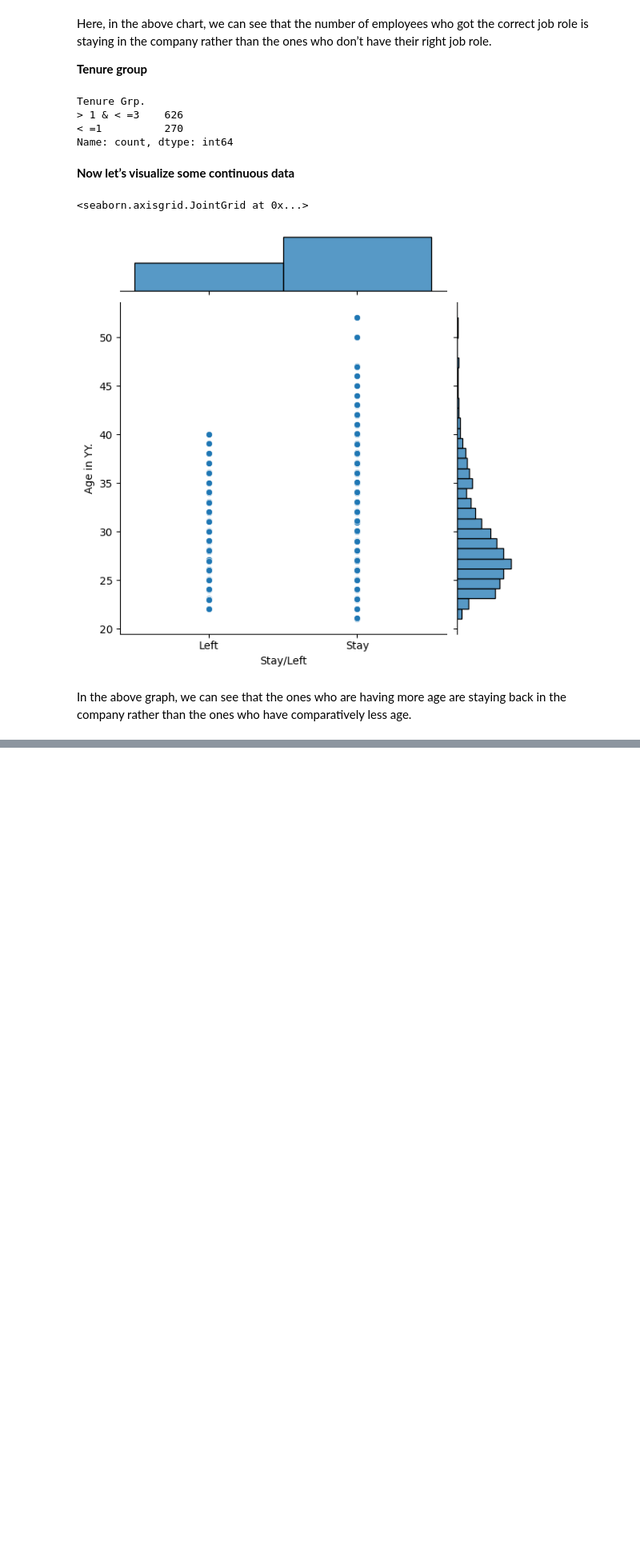
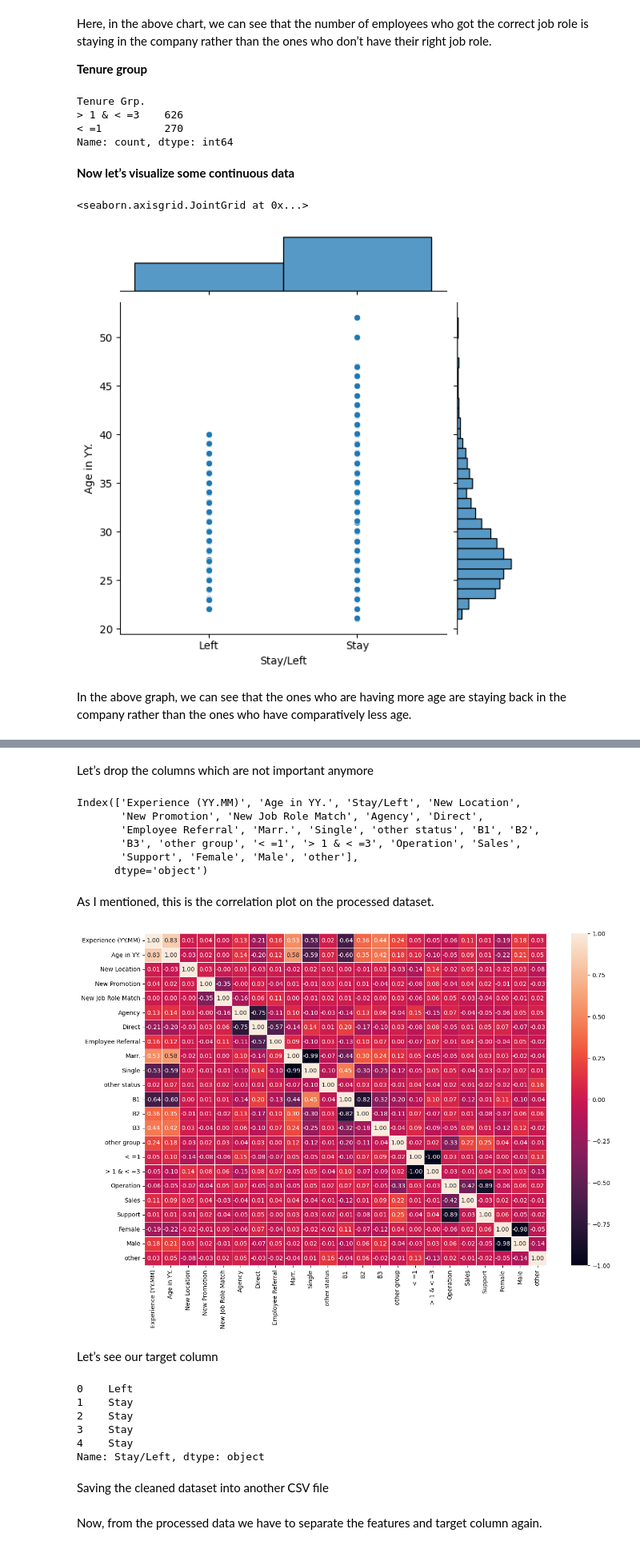
Before and after one commit to Kavin-Prasanth75/Employee-attrition-prediction, a Jupyter notebook: main.ipynb, the cells around one changed output, grey strips where cells are left out. Shown at 80% size. Saved outputs shown, nothing was run; the diff lists cells and outputs as text; code cells hidden in the pictures; blank space fills up the shorter version.

```diff
--- a/main.ipynb
+++ b/main.ipynb
@@ -318,0 +567,3 @@ In the above graph, we can see that the ones who are having more age are staying
+# %%
+gend = pd.get_dummies(attrdata["New Gender"], dtype=int)
+gend.head()
@@ -318,0 +577,3 @@ In the above graph, we can see that the ones who are having more age are staying
+# %%
+tengrp = pd.get_dummies(attrdata["Tenure Grp."], dtype=int)
+tengrp.head()
@@ -318,0 +589,3 @@ In the above graph, we can see that the ones who are having more age are staying
+# %%
+dataset = pd.concat([attrdata, hr, Mr, emp, tengrp, gen, gend], axis = 1)
+dataset.head()
@@ -318,0 +613,62 @@ In the above graph, we can see that the ones who are having more age are staying
+# %% [markdown]
+
+Let’s drop the columns which are not important anymore
+# %%
+dataset.drop(["table id", "name", "Marital Status","Promoted/Non Promoted","Function","Emp. Group","Job Role Match","Location"
+              ,"Hiring Source","Gender ", 'Tenure', 'New Gender', 'New Marital', 'New EMP'],axis=1,inplace=True)
+
+dataset1 = dataset.drop(['Tenure Grp.', 'phone number'], axis = 1)
+dataset1.columns
+# %% [output]
+Index(['Experience (YY.MM)', 'Age in YY.', 'Stay/Left', 'New Location',
+       'New Promotion', 'New Job Role Match', 'Agency', 'Direct',
+       'Employee Referral', 'Marr.', 'Single', 'other status', 'B1', 'B2',
+       'B3', 'other group', '< =1', '> 1 & < =3', 'Operation', 'Sales',
+       'Support', 'Female', 'Male', 'other'],
+      dtype='object')
+# %% [markdown]
+As I mentioned, this is the correlation plot on the processed dataset.
+# %%
+# Select only numeric columns
+numeric_data = dataset1.select_dtypes(include='number')
+
+# Compute correlation matrix on numeric data
+corr_matrix = numeric_data.corr()
+
+# Plot heatmap
+import matplotlib.pyplot as plt
+import seaborn as sns
+
+fig, ax = plt.subplots(figsize=(15,10))
+sns.heatmap(corr_matrix,
+            annot=True,
+            linewidths=0.5,
+            fmt=".2f",
+            ax=ax)
+plt.show()
+# %% [output]
+[figure, added]
+# %% [markdown]
+Let’s see our target column
+# %%
+# Target
+"""
+def Target(x):
+    if x in "Stay":
+        return False
+    else:
+        return True
+
+data_l = dataset1["Stay/Left"].apply(Target)
+dataset1['Stay/Left'] = data_l
+"""
+dataset1['Stay/Left'].head()
+# %% [output]
+0    Left
+1    Stay
+2    Stay
+3    Stay
+4    Stay
+Name: Stay/Left, dtype: object
+# %% [markdown]
+Saving the cleaned dataset into another CSV file
@@ -318,0 +677,2 @@ In the above graph, we can see that the ones who are having more age are staying
+# %% [markdown]
+Now, from the processed data we have to separate the features and target column again.
```
Also changed, not shown: parts of 60 cells of this notebook, 2 other files.
